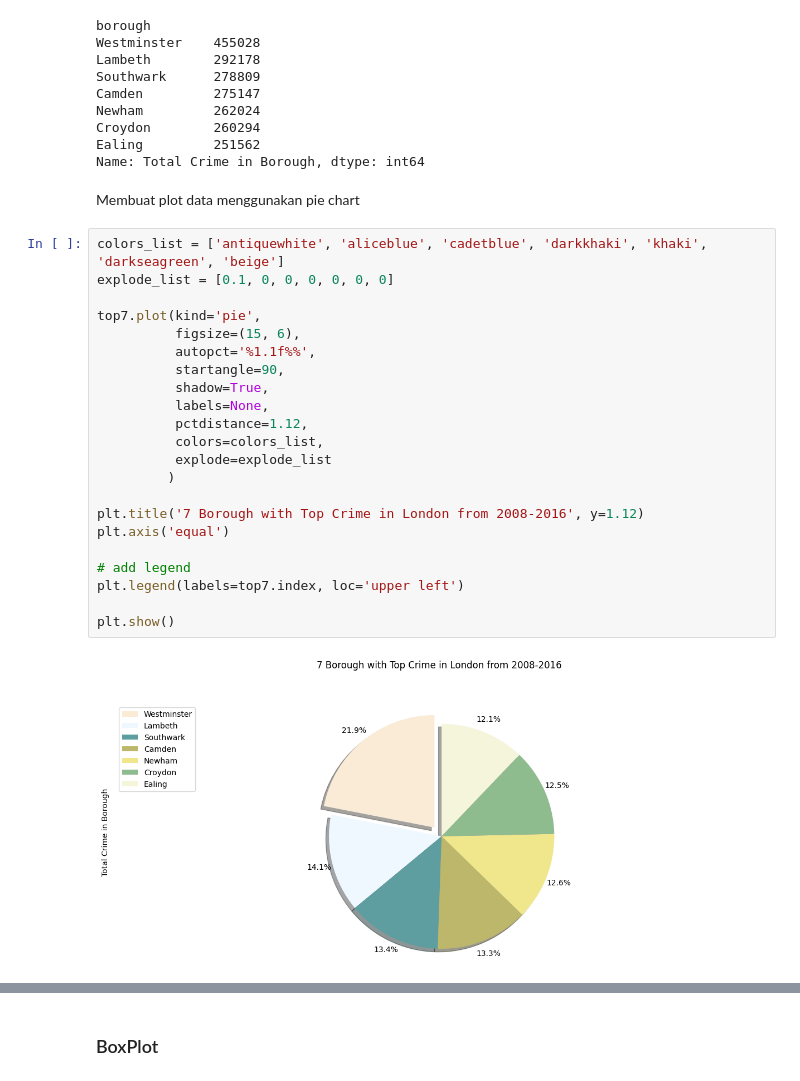
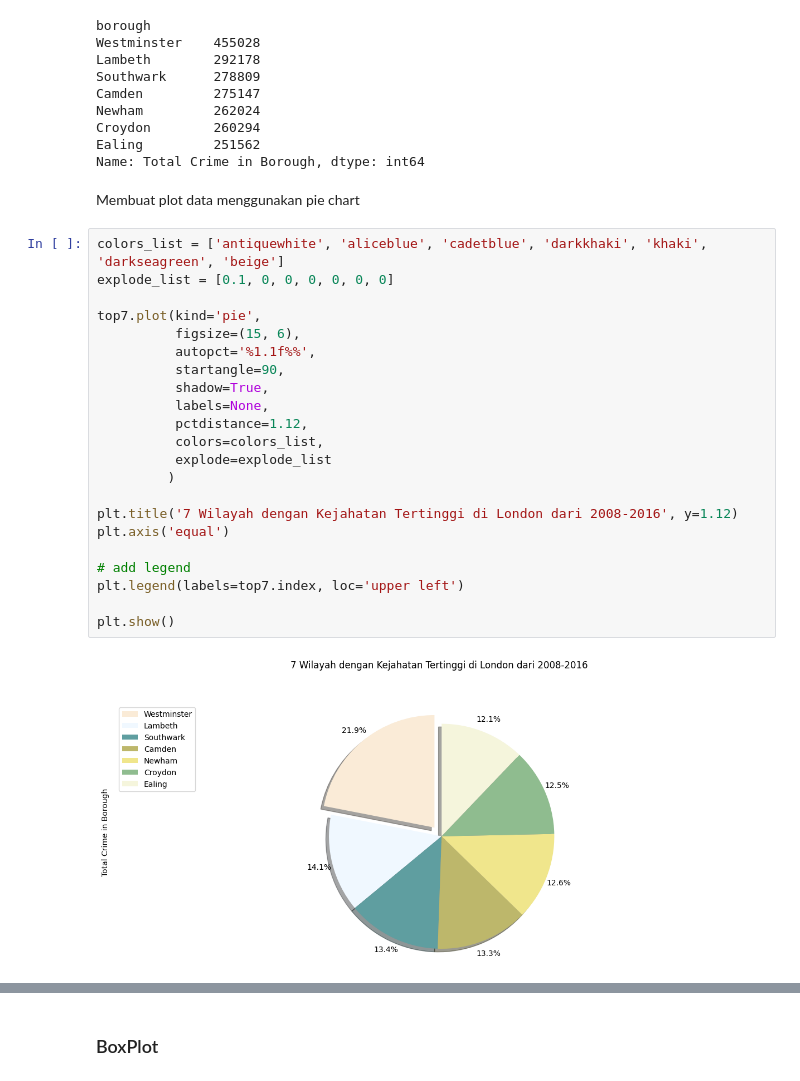
Before and after one commit to fadilfebriansyah/PYTN-KS17-016, a Jupyter notebook: Assigment python 1/AssigmentPython1.ipynb, the cells around one changed output, grey strips where cells are left out. Saved outputs shown, nothing was run; the diff lists cells and outputs as text.

```diff
--- a/Assigment python 1/AssigmentPython1.ipynb
+++ b/Assigment python 1/AssigmentPython1.ipynb
@@ -667,29 +667,29 @@ Newham         262024
 Croydon        260294
 Ealing         251562
 Name: Total Crime in Borough, dtype: int64
-# %% [markdown]
-Membuat plot data menggunakan pie chart
+# %% [markdown]
+Membuat plot data menggunakan pie chart
 # %%
 colors_list = ['antiquewhite', 'aliceblue', 'cadetblue', 'darkkhaki', 'khaki', 'darkseagreen', 'beige']
 explode_list = [0.1, 0, 0, 0, 0, 0, 0]
 
 top7.plot(kind='pie',
           figsize=(15, 6),
           autopct='%1.1f%%',
           startangle=90,
           shadow=True,
           labels=None,
           pctdistance=1.12,
           colors=colors_list,
           explode=explode_list
          )
 
-plt.title('7 Borough with Top Crime in London from 2008-2016', y=1.12)
+plt.title('7 Wilayah dengan Kejahatan Tertinggi di London dari 2008-2016', y=1.12)
 plt.axis('equal')
 
 # add legend
 plt.legend(labels=top7.index, loc='upper left')
 
 plt.show()
 # %% [output]
-[figure, old version]
+[figure, new version]
```
Also changed, not shown: parts of 48 cells of this notebook, 1 other file.
